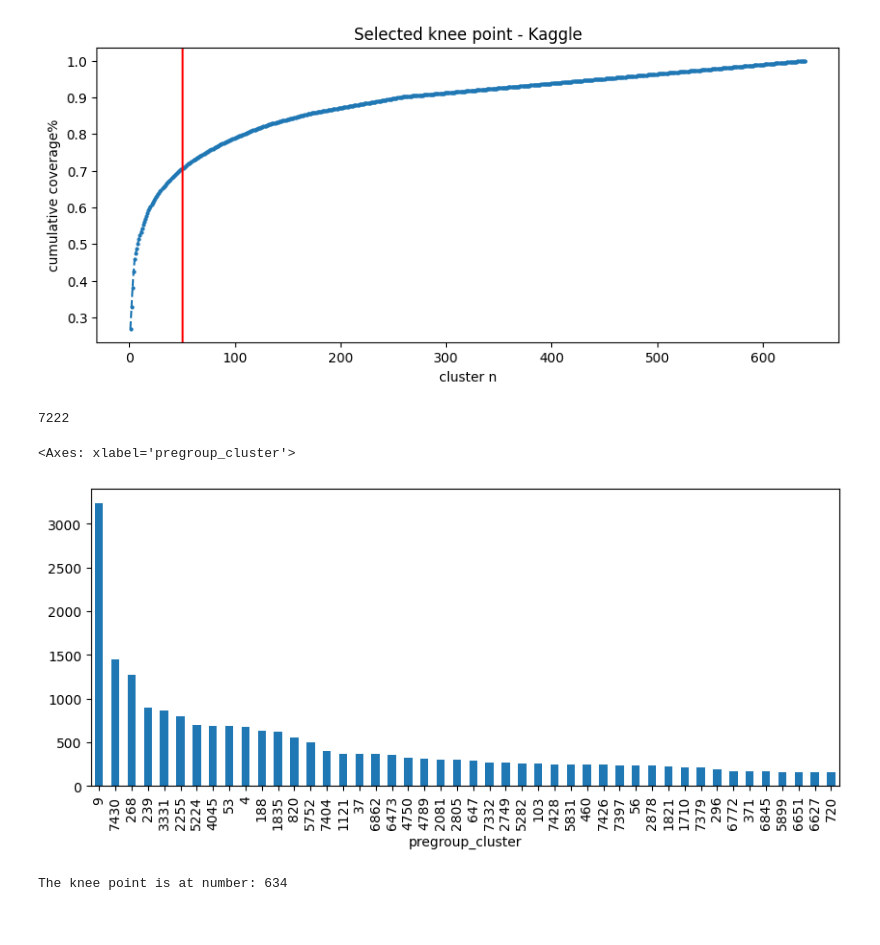
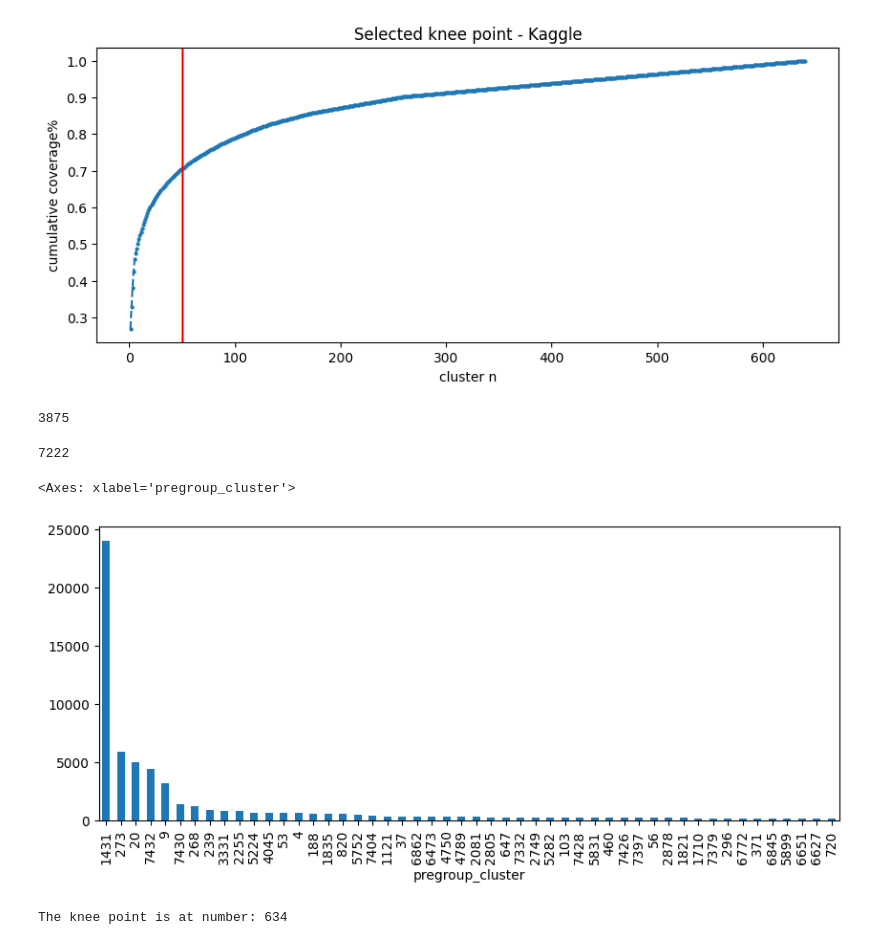
Before and after one commit to PELAB-LiU/jupyter_nbs_empirical, a Jupyter notebook: notebook_error_preprocess_[final2]_pregroup_mlnb.ipynb, the cells around one changed output. Saved outputs shown, nothing was run; the diff lists cells and outputs as text; code cells hidden in the pictures.

```diff
--- a/notebook_error_preprocess_[final2]_pregroup_mlnb.ipynb
+++ b/notebook_error_preprocess_[final2]_pregroup_mlnb.ipynb
@@ -211,3 +217,8 @@ df_err_grouped_left["pregroup_cluster"]=len(df_err_grouped.pregroup_cluster.uniq
 df_err_grouped = pd.concat([df_err_grouped, df_err_grouped_left])
 # %%
 df_err_grouped.to_excel(config.path_default.joinpath("data_dedup_cluster/df_err_processed_pregroup.xlsx"), index=False, engine='xlsxwriter')
+# %%
+import pandas as pd
+import config
+
+df_err_grouped = pd.read_excel(config.path_default.joinpath("data_dedup_cluster/df_err_processed_pregroup.xlsx"))
@@ -277,3 +290,7 @@ print(sum(df_err_grouped_cluster_size_k[df_err_grouped_cluster_size_k>=cutoff_cl
 cluster_util.plot_elbow(cumsum_percentage_k, n_clusters_k, title="Selected knee point - Kaggle")
 # %% [output]
 [figure]
+# %%
+df_err_grouped_k.eid.nunique()
+# %% [output]
+3875
@@ -280,13 +306,13 @@ cluster_util.plot_elbow(cumsum_percentage_k, n_clusters_k, title="Selected knee
 # %%
 # github
 df_err_grouped_g = df_err_grouped[df_err_grouped["nb_source"]==config.NB_SOURCE["github"]].reset_index(drop=True)
 df_err_grouped_cluster_size_g = df_err_grouped_g.groupby("pregroup_cluster").size().sort_values(ascending=False)
 print(len(df_err_grouped_cluster_size_g))
-df_err_grouped_cluster_size_g.iloc[4:50].plot(kind="bar", figsize=(10,4))
+df_err_grouped_cluster_size_g.iloc[:50].plot(kind="bar", figsize=(10,4))
 # %% [output]
 7222
 <Axes: xlabel='pregroup_cluster'>
-[figure, old version]
+[figure, new version]
 # %%
 cumsum_percentage_g = df_err_grouped_cluster_size_g.cumsum()/df_err_grouped_g.eid.nunique()
 cluster_util.elbow_finder(cumsum_percentage_g, title = "Knee point - GitHub")
```
Also changed, not shown: parts of 15 cells of this notebook, 1 other file.
